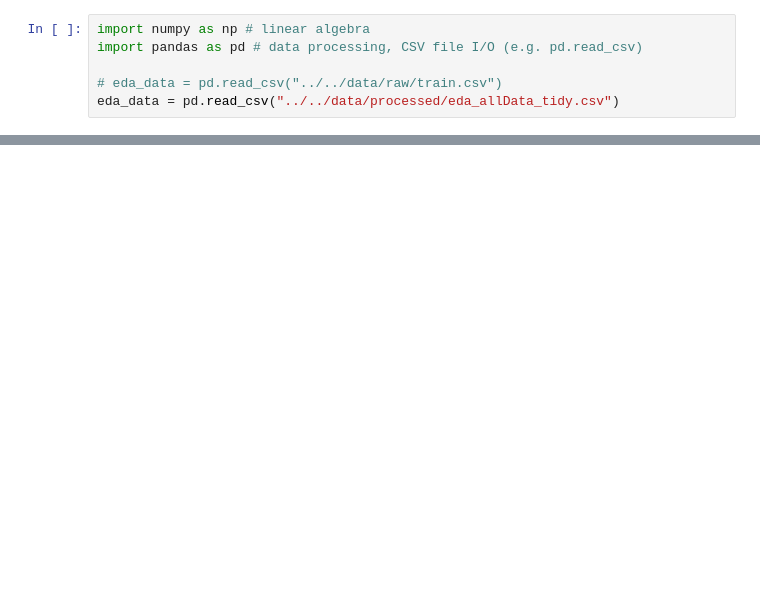
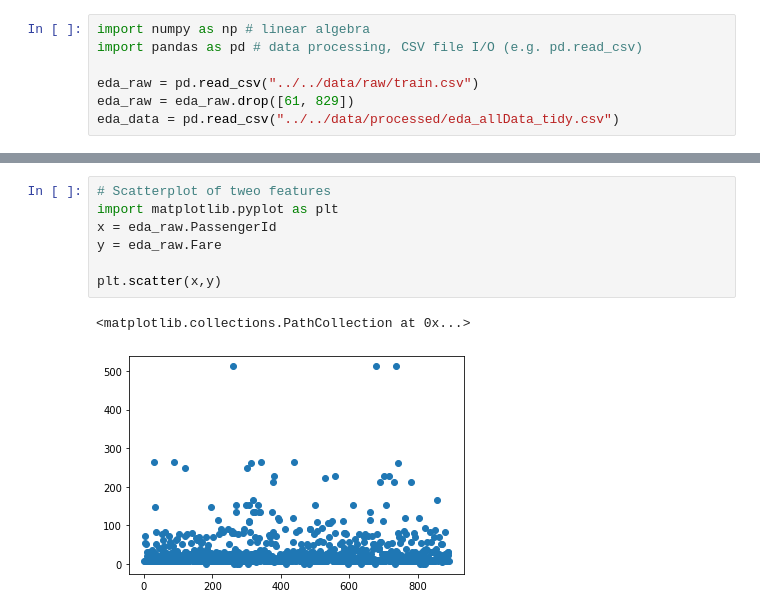
Before and after one commit to ssiegmund/kaggleTitanicChallenge, a Jupyter notebook: notebook/eda/edaDiscover.ipynb, the cells around one changed output, grey strips where cells are left out. Saved outputs shown, nothing was run; the diff lists cells and outputs as text; blank space fills up the shorter version.

```diff
--- a/notebook/eda/edaDiscover.ipynb
+++ b/notebook/eda/edaDiscover.ipynb
@@ -2,7 +2,8 @@
 import numpy as np # linear algebra
 import pandas as pd # data processing, CSV file I/O (e.g. pd.read_csv)
 
-# eda_data = pd.read_csv("../../data/raw/train.csv")
+eda_raw = pd.read_csv("../../data/raw/train.csv")
+eda_raw = eda_raw.drop([61, 829])
 eda_data = pd.read_csv("../../data/processed/eda_allData_tidy.csv")
 # %%
 eda_data.head()
@@ -29,0 +72,10 @@ eda_data.hist()
+# %%
+# Scatterplot of tweo features
+import matplotlib.pyplot as plt
+x = eda_raw.PassengerId
+y = eda_raw.Fare
+
+plt.scatter(x,y)
+# %% [output]
+<matplotlib.collections.PathCollection at 0x...>
+[figure, added]
```
Also changed, not shown: parts of 6 cells of this notebook.
